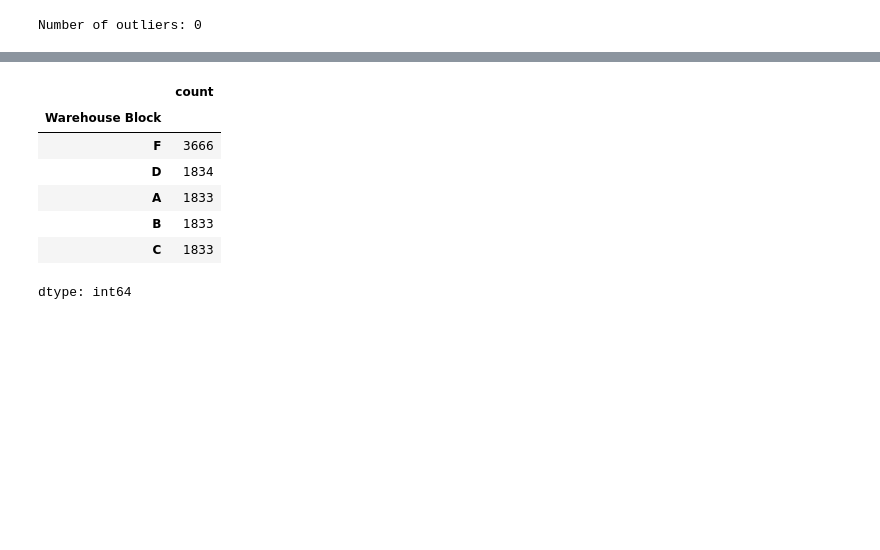
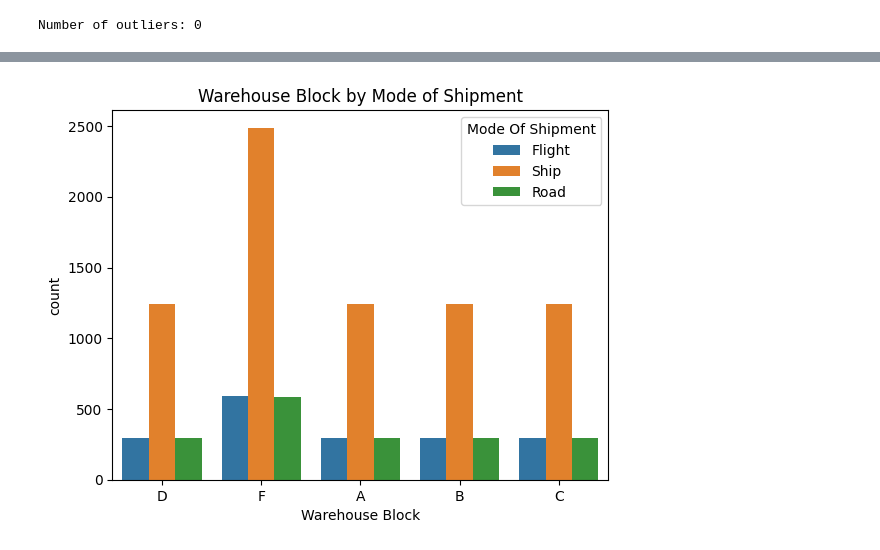
Before and after one commit to itsalanthomas/shipping-optimization, a Jupyter notebook: notebooks/E_Commerce_Optimization_EDA.ipynb, the cells around one changed output, grey strips where cells are left out. Drawn from its saved outputs; the diff is of its cells as text; code cells hidden in the pictures; blank space fills up the shorter version.

```diff
--- a/notebooks/E_Commerce_Optimization_EDA.ipynb
+++ b/notebooks/E_Commerce_Optimization_EDA.ipynb
@@ -175,11 +170,6 @@ Text(0.5, 1.0, 'On-time Delivery Counts')
-# %%
-df['Warehouse Block'].value_counts()
-# %% [output]
-|  | count |
-| Warehouse Block |  |
-| F | 3666 |
-| D | 1834 |
-| A | 1833 |
-| B | 1833 |
-| C | 1833 |
-dtype: int64
+# %%
+sns.countplot(x='Warehouse Block', hue='Mode Of Shipment', data=df2)
+plt.title('Warehouse Block by Mode of Shipment')
+plt.show()
+# %% [output]
+[figure, added]
```
Also changed, not shown: parts of 14 cells of this notebook.
